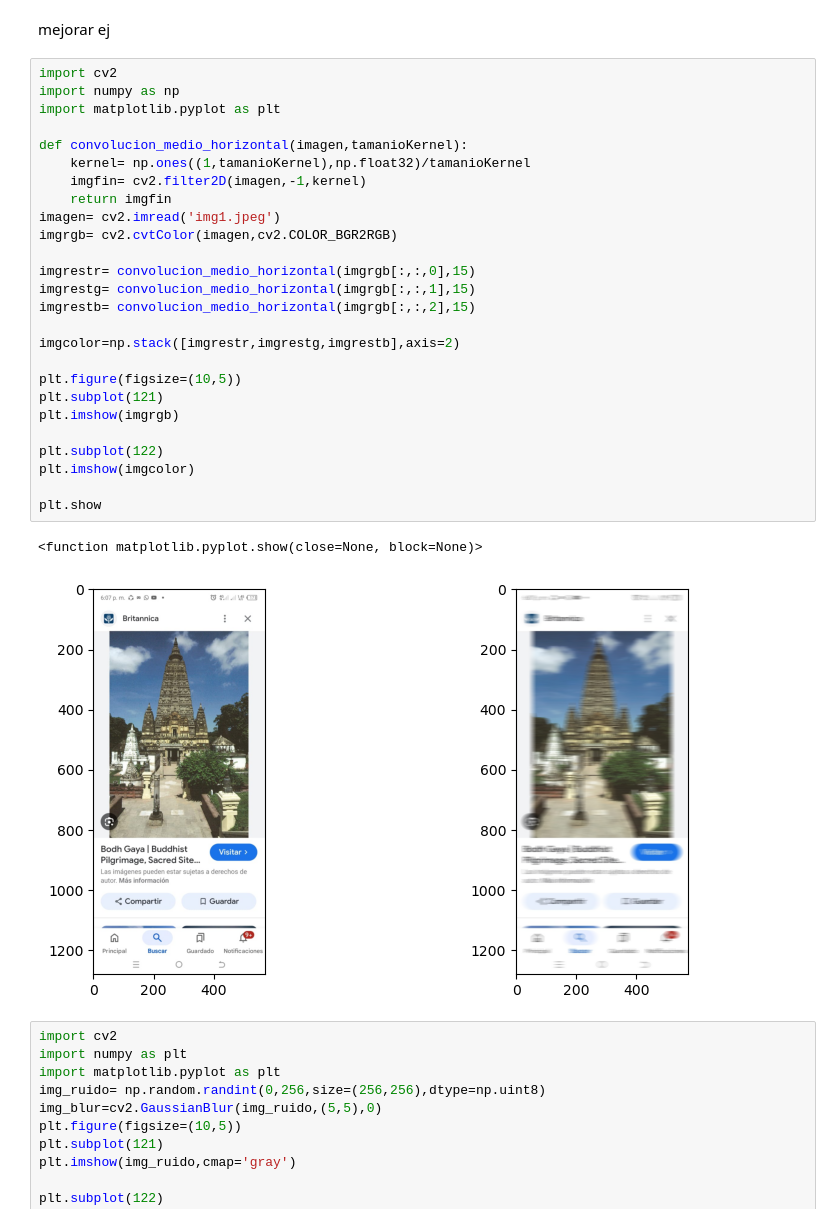
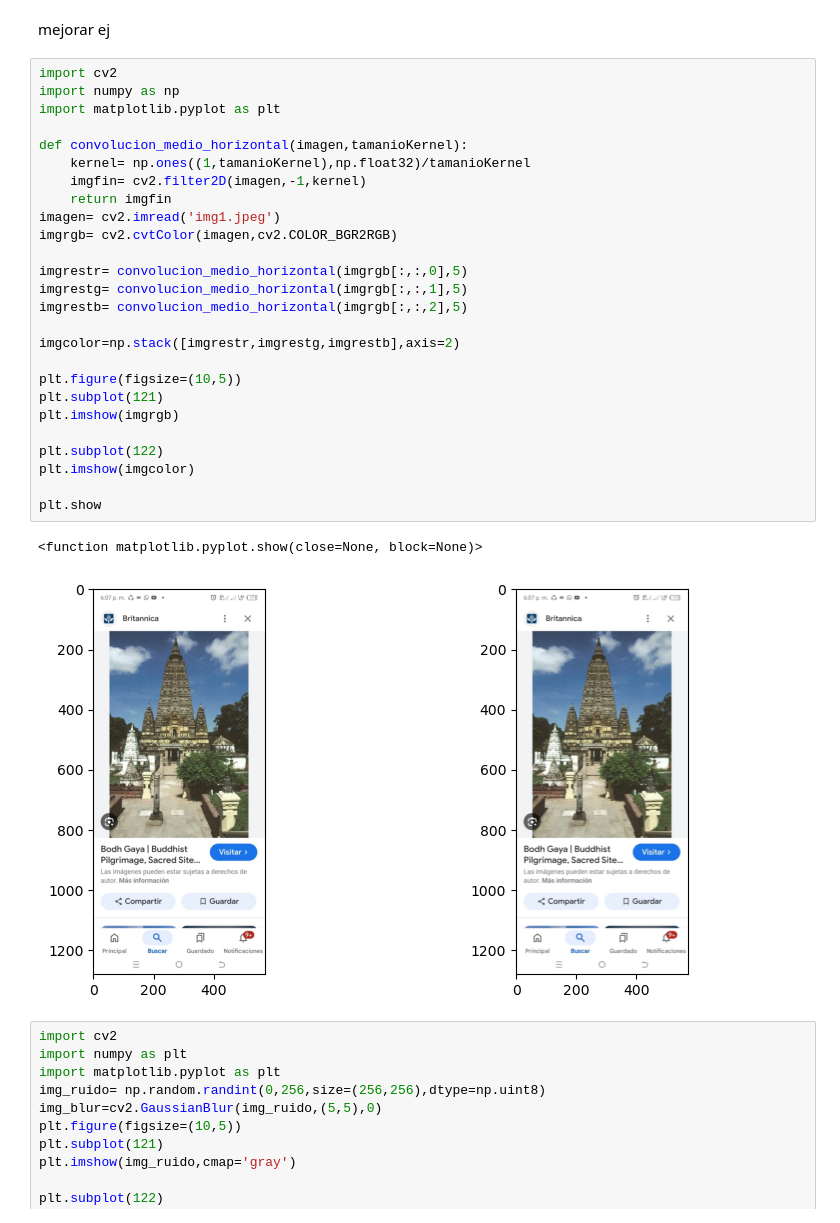
Before and after one commit to IblingGabrielValle-27/PDI---GABRIEL-VALLE, a Jupyter notebook: TEMA 3/convolucion.ipynb, the cells around one changed output. Drawn from its saved outputs; the diff is of its cells as text.

```diff
--- a/TEMA 3/convolucion.ipynb
+++ b/TEMA 3/convolucion.ipynb
@@ -101,32 +101,32 @@ mejorar ej
 # %%
 import cv2
 import numpy as np
 import matplotlib.pyplot as plt
 
 def convolucion_medio_horizontal(imagen,tamanioKernel):
     kernel= np.ones((1,tamanioKernel),np.float32)/tamanioKernel
     imgfin= cv2.filter2D(imagen,-1,kernel)
     return imgfin
 imagen= cv2.imread('img1.jpeg')
 imgrgb= cv2.cvtColor(imagen,cv2.COLOR_BGR2RGB)
 
-imgrestr= convolucion_medio_horizontal(imgrgb[:,:,0],15)
-imgrestg= convolucion_medio_horizontal(imgrgb[:,:,1],15)
-imgrestb= convolucion_medio_horizontal(imgrgb[:,:,2],15)
+imgrestr= convolucion_medio_horizontal(imgrgb[:,:,0],5)
+imgrestg= convolucion_medio_horizontal(imgrgb[:,:,1],5)
+imgrestb= convolucion_medio_horizontal(imgrgb[:,:,2],5)
 
 imgcolor=np.stack([imgrestr,imgrestg,imgrestb],axis=2)
 
 plt.figure(figsize=(10,5))
 plt.subplot(121)
 plt.imshow(imgrgb)
 
 plt.subplot(122)
 plt.imshow(imgcolor)
 
 plt.show
 # %% [output]
 <function matplotlib.pyplot.show(close=None, block=None)>
-[figure, old version]
+[figure, new version]
 # %%
 import cv2
 import numpy as plt
```
Also changed, not shown: parts of 1 cell of this notebook, 2 other files.
